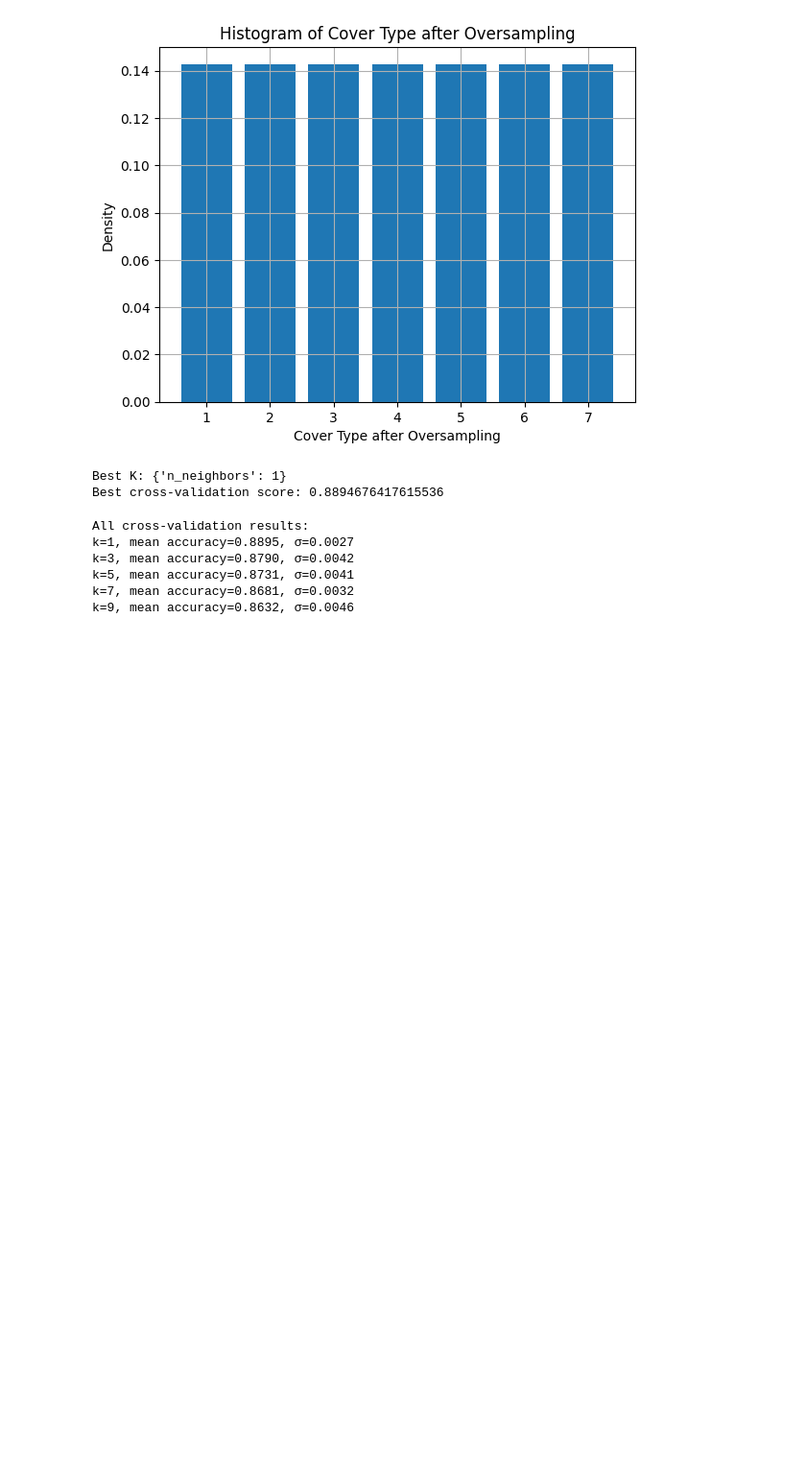
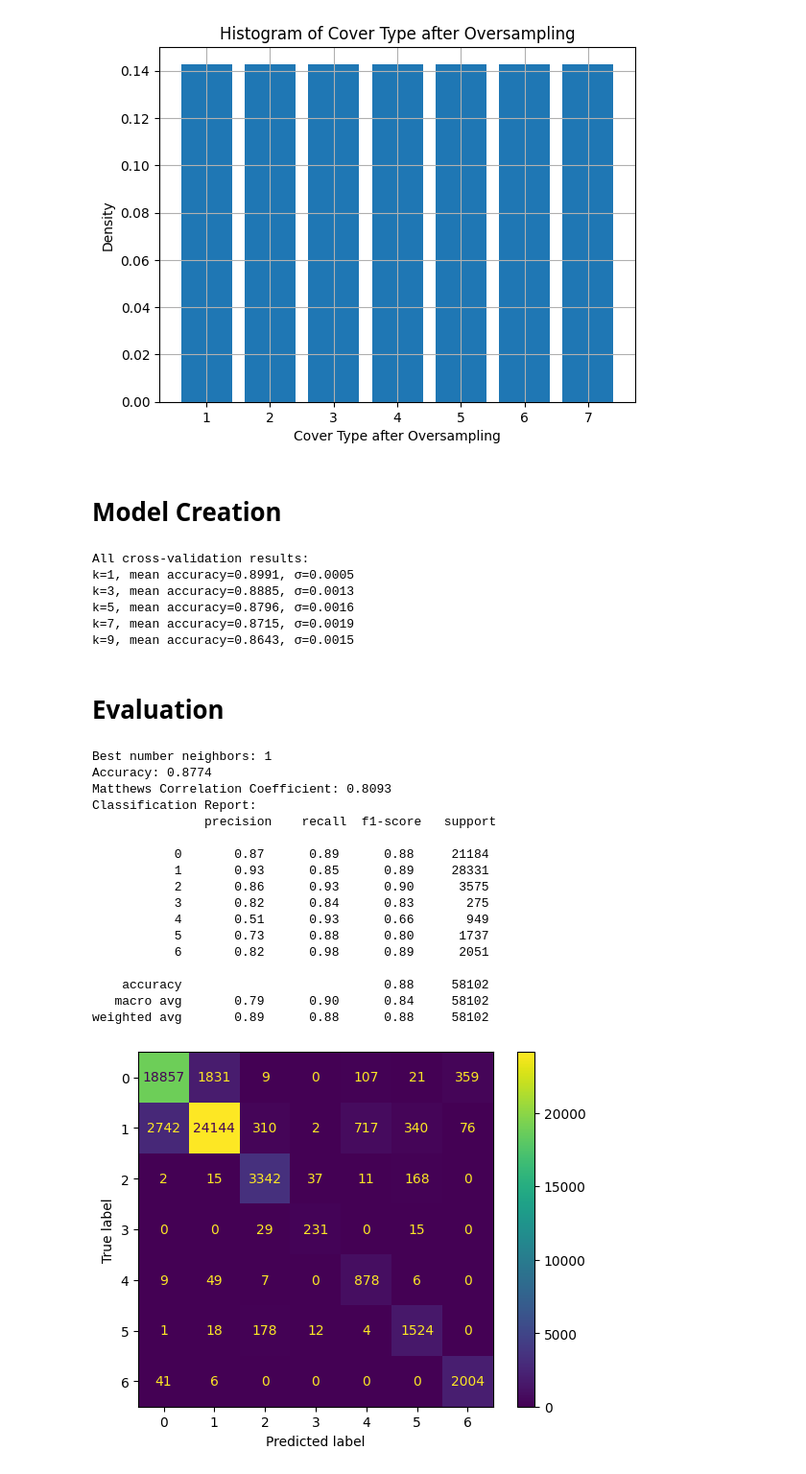
Before and after one commit to Sb4345/CSCI-635-1-Group-5, a Jupyter notebook: code/knn.ipynb, the cells around one changed output. Shown at 96% size. Saved outputs shown, nothing was run; the diff lists cells and outputs as text; code cells hidden in the pictures; blank space fills up the shorter version.

Commit message:
evaluations process

```diff
--- a/code/knn.ipynb
+++ b/code/knn.ipynb
@@ -63,14 +66,18 @@ x_train, x_val, y_train, y_val = train_test_split(x_oversample, y_oversample, te
 scripts.plot_histogram(y_oversample, label='Cover Type after Oversampling')
 # %% [output]
 [figure]
+# %% [markdown]
+# Model Creation
+# %%
+training_data, validation_data, test_data = scripts.load_processed_data('../data', prefix='one_under')
+training_data = pd.concat([training_data, validation_data])
+x_train, y_train = training_data[tree_cols[:-1]], training_data['Cover_Type']
+x_test, y_test = test_data[tree_cols[:-1]], test_data['Cover_Type']
 # %%
-knn_cv = GridSearchCV(KNeighborsClassifier(), {'n_neighbors': [1, 3, 5, 7, 9]}, cv=5, n_jobs=-1, scoring='accuracy')
+knn_cv = GridSearchCV(KNeighborsClassifier(), {'n_neighbors': [1, 3, 5, 7, 9]}, cv=5, n_jobs=8, scoring='accuracy')
 knn_cv.fit(x_train, y_train)
 print("Best K:", knn_cv.best_params_)
 print("Best cross-validation score:", knn_cv.best_score_)
-# %% [output]
-Best K: {'n_neighbors': 1}
-Best cross-validation score: 0.8894676417615536
 # %%
 knn_results = pd.DataFrame(knn_cv.cv_results_)
 print("All cross-validation results:")
@@ -78,8 +85,38 @@ for row in knn_results.itertuples():
     print(f"k={row.params['n_neighbors']}, mean accuracy={row.mean_test_score:.4f}, \u03C3={row.std_test_score:.4f}")
 # %% [output]
 All cross-validation results:
-k=1, mean accuracy=0.8895, σ=0.0027
-k=3, mean accuracy=0.8790, σ=0.0042
-k=5, mean accuracy=0.8731, σ=0.0041
-k=7, mean accuracy=0.8681, σ=0.0032
-k=9, mean accuracy=0.8632, σ=0.0046
+k=1, mean accuracy=0.8991, σ=0.0005
+k=3, mean accuracy=0.8885, σ=0.0013
+k=5, mean accuracy=0.8796, σ=0.0016
+k=7, mean accuracy=0.8715, σ=0.0019
+k=9, mean accuracy=0.8643, σ=0.0015
+# %% [markdown]
+# Evaluation
+# %%
+best_model = knn_cv.best_estimator_
+y_pred = best_model.predict(x_test)
+cmd, mcList, class_report, mcc = scripts.evaluate(y_test, y_pred)
+print(f"Best number neighbors: {knn_cv.best_params_['n_neighbors']}")
+cmd.plot()
+print(f"Accuracy: {accuracy_score(y_test, y_pred):.4f}")
+print(f"Matthews Correlation Coefficient: {mcc:.4f}")
+print("Classification Report:\n", class_report)
+# %% [output]
+Best number neighbors: 1
+Accuracy: 0.8774
+Matthews Correlation Coefficient: 0.8093
+Classification Report:
+               precision    recall  f1-score   support
+
+           0       0.87      0.89      0.88     21184
+           1       0.93      0.85      0.89     28331
+           2       0.86      0.93      0.90      3575
+           3       0.82      0.84      0.83       275
+           4       0.51      0.93      0.66       949
+           5       0.73      0.88      0.80      1737
+           6       0.82      0.98      0.89      2051
+
+    accuracy                           0.88     58102
+   macro avg       0.79      0.90      0.84     58102
+weighted avg       0.89      0.88      0.88     58102
+[figure, added]
```
Also changed, not shown: parts of 1 cell of this notebook, 8 other files.
